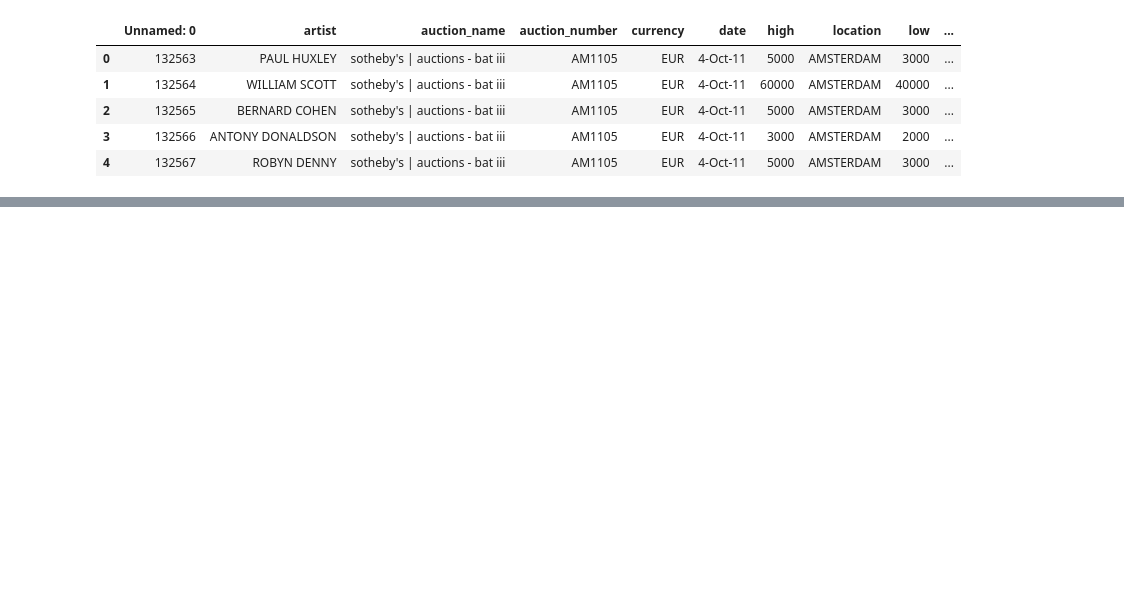
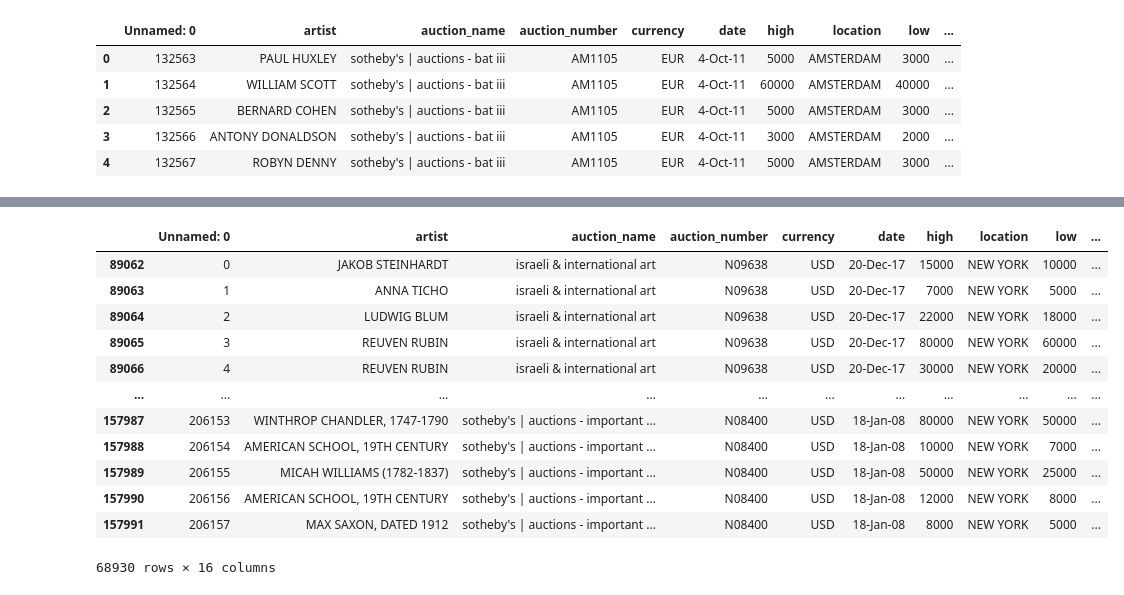
Before and after one commit to alchemicHen/art_project_november, a Jupyter notebook: art_eda.ipynb, the cells around one changed output, grey strips where cells are left out. Saved outputs shown, nothing was run; the diff lists cells and outputs as text; code cells hidden in the pictures; blank space fills up the shorter version.

```diff
--- a/art_eda.ipynb
+++ b/art_eda.ipynb
@@ -82,0 +76,18 @@ art_df.to_csv('art_df_regions.csv')
+# %%
+#isolating auctions in new york
+ny_df = art_df.loc[art_df['location'] == "NEW YORK"]
+ny_df
+# %% [output]
+|  | Unnamed: 0 | artist | auction_name | auction_number | currency | date | high | location | low | ... |
+| 89062 | 0 | JAKOB STEINHARDT | israeli & international art | N09638 | USD | 20-Dec-17 | 15000 | NEW YORK | 10000 | ... |
+| 89063 | 1 | ANNA TICHO | israeli & international art | N09638 | USD | 20-Dec-17 | 7000 | NEW YORK | 5000 | ... |
+| 89064 | 2 | LUDWIG BLUM | israeli & international art | N09638 | USD | 20-Dec-17 | 22000 | NEW YORK | 18000 | ... |
+| 89065 | 3 | REUVEN RUBIN | israeli & international art | N09638 | USD | 20-Dec-17 | 80000 | NEW YORK | 60000 | ... |
+| 89066 | 4 | REUVEN RUBIN | israeli & international art | N09638 | USD | 20-Dec-17 | 30000 | NEW YORK | 20000 | ... |
+| ... | ... | ... | ... | ... | ... | ... | ... | ... | ... | ... |
+| 157987 | 206153 | WINTHROP CHANDLER, 1747-1790 | sotheby's | auctions - important ... | N08400 | USD | 18-Jan-08 | 80000 | NEW YORK | 50000 | ... |
+| 157988 | 206154 | AMERICAN SCHOOL, 19TH CENTURY | sotheby's | auctions - important ... | N08400 | USD | 18-Jan-08 | 10000 | NEW YORK | 7000 | ... |
+| 157989 | 206155 | MICAH WILLIAMS (1782-1837) | sotheby's | auctions - important ... | N08400 | USD | 18-Jan-08 | 50000 | NEW YORK | 25000 | ... |
+| 157990 | 206156 | AMERICAN SCHOOL, 19TH CENTURY | sotheby's | auctions - important ... | N08400 | USD | 18-Jan-08 | 12000 | NEW YORK | 8000 | ... |
+| 157991 | 206157 | MAX SAXON, DATED 1912 | sotheby's | auctions - important ... | N08400 | USD | 18-Jan-08 | 8000 | NEW YORK | 5000 | ... |
+68930 rows × 16 columns
```
Also changed, not shown: parts of 7 cells of this notebook, 1 other file.
